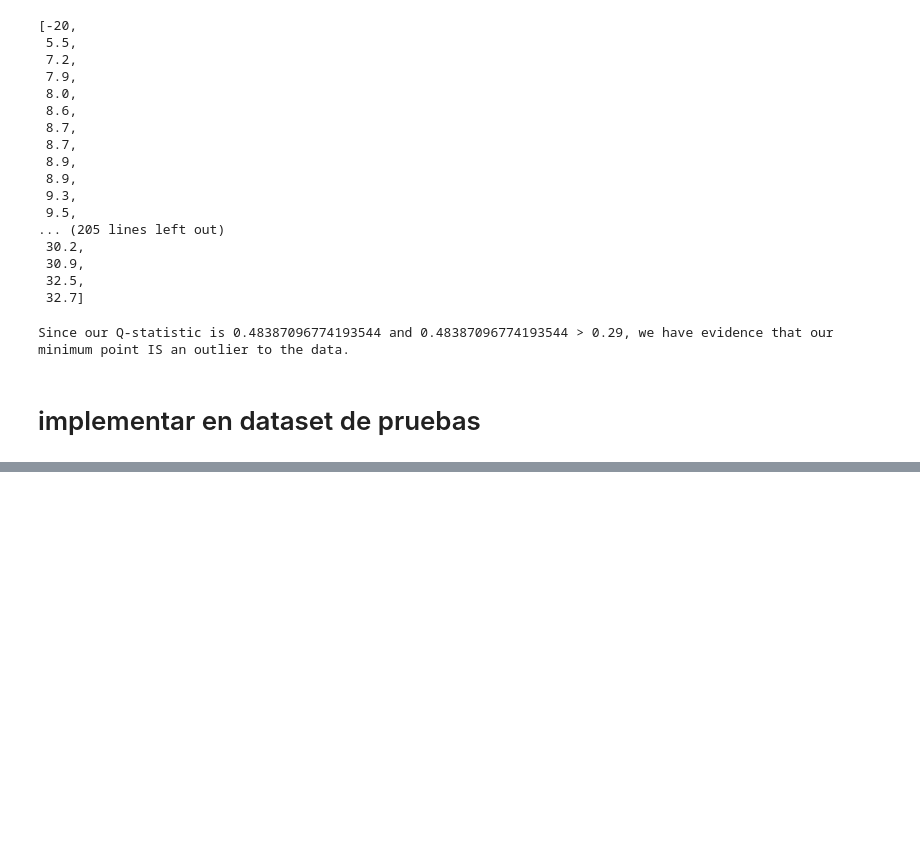
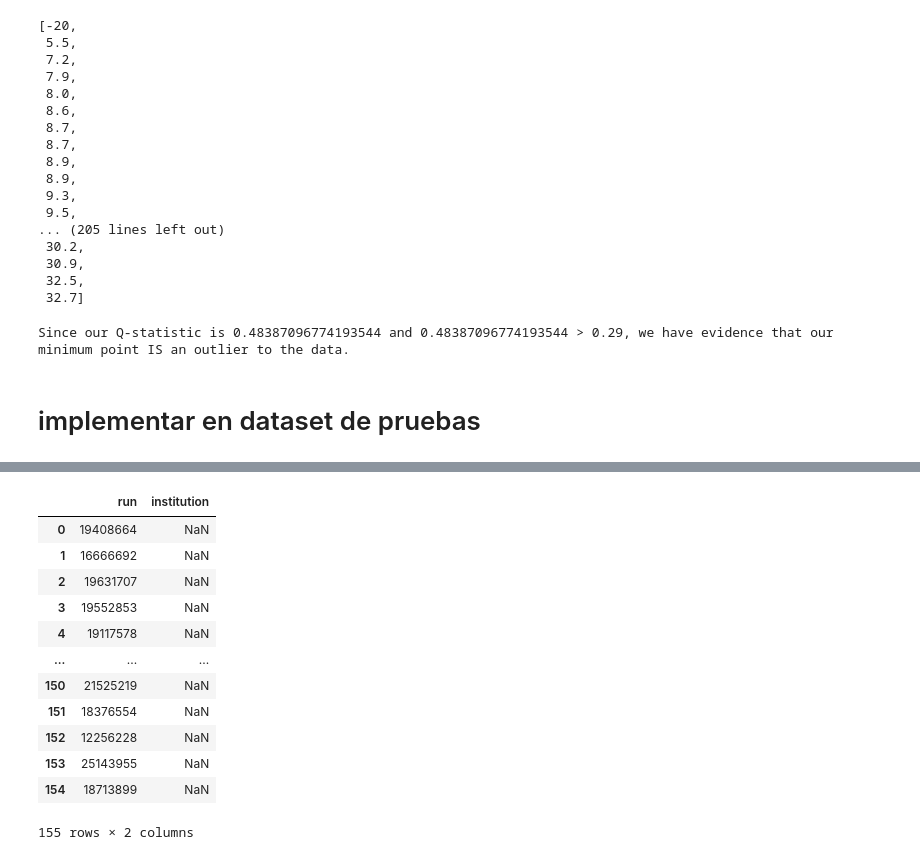
Before and after one commit to IvanPerezAlarcon1/Modelo-predictivo-de-errores-en-los-datos, a Jupyter notebook: Algoritmos python a utilizar/Prueba de Dixon - outliers/Prueba de dixon - experimentacion.ipynb, the cells around one changed output, grey strips where cells are left out. Saved outputs shown, nothing was run; the diff lists cells and outputs as text; code cells hidden in the pictures; blank space fills up the shorter version.

```diff
--- a/Algoritmos python a utilizar/Prueba de Dixon - outliers/Prueba de dixon - experimentacion.ipynb
+++ b/Algoritmos python a utilizar/Prueba de Dixon - outliers/Prueba de dixon - experimentacion.ipynb
@@ -428,0 +470,16 @@ Since our Q-statistic is 0.48387096774193544 and 0.48387096774193544 > 0.29, we
+# %%
+d1
+# %% [output]
+|  | run | institution |
+| 0 | 19408664 | NaN |
+| 1 | 16666692 | NaN |
+| 2 | 19631707 | NaN |
+| 3 | 19552853 | NaN |
+| 4 | 19117578 | NaN |
+| ... | ... | ... |
+| 150 | 21525219 | NaN |
+| 151 | 18376554 | NaN |
+| 152 | 12256228 | NaN |
+| 153 | 25143955 | NaN |
+| 154 | 18713899 | NaN |
+155 rows × 2 columns
```
Also changed, not shown: parts of 9 cells of this notebook, 1 other file.
